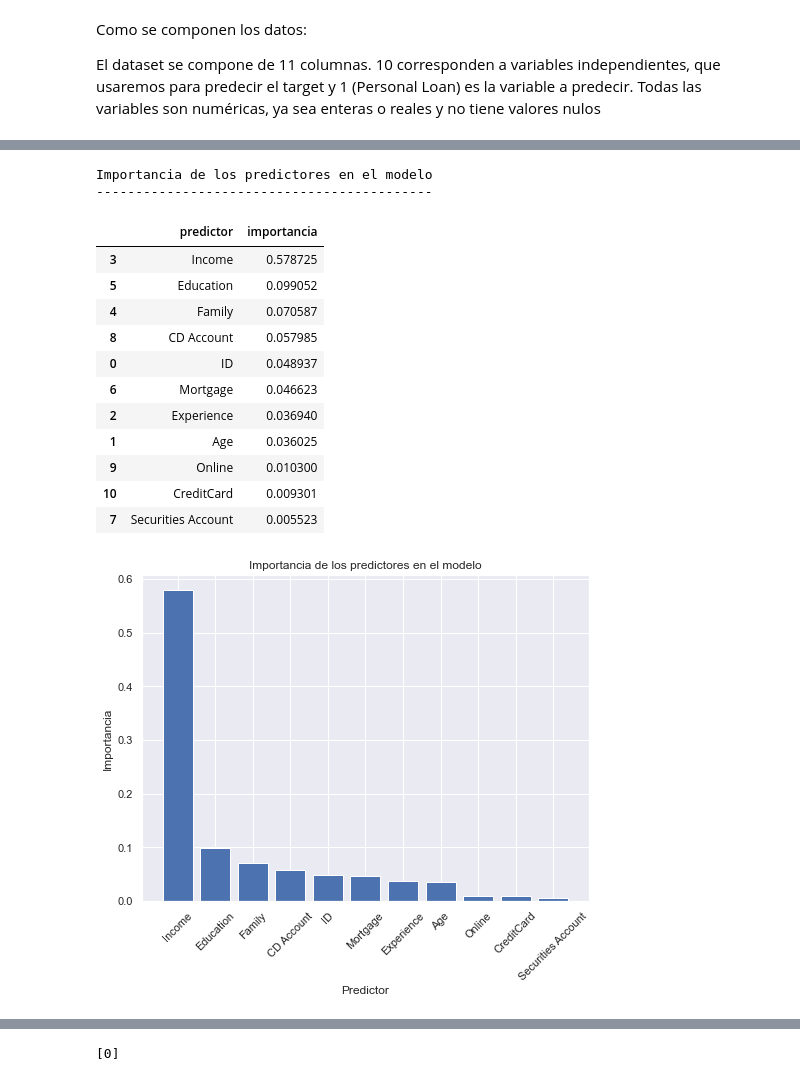
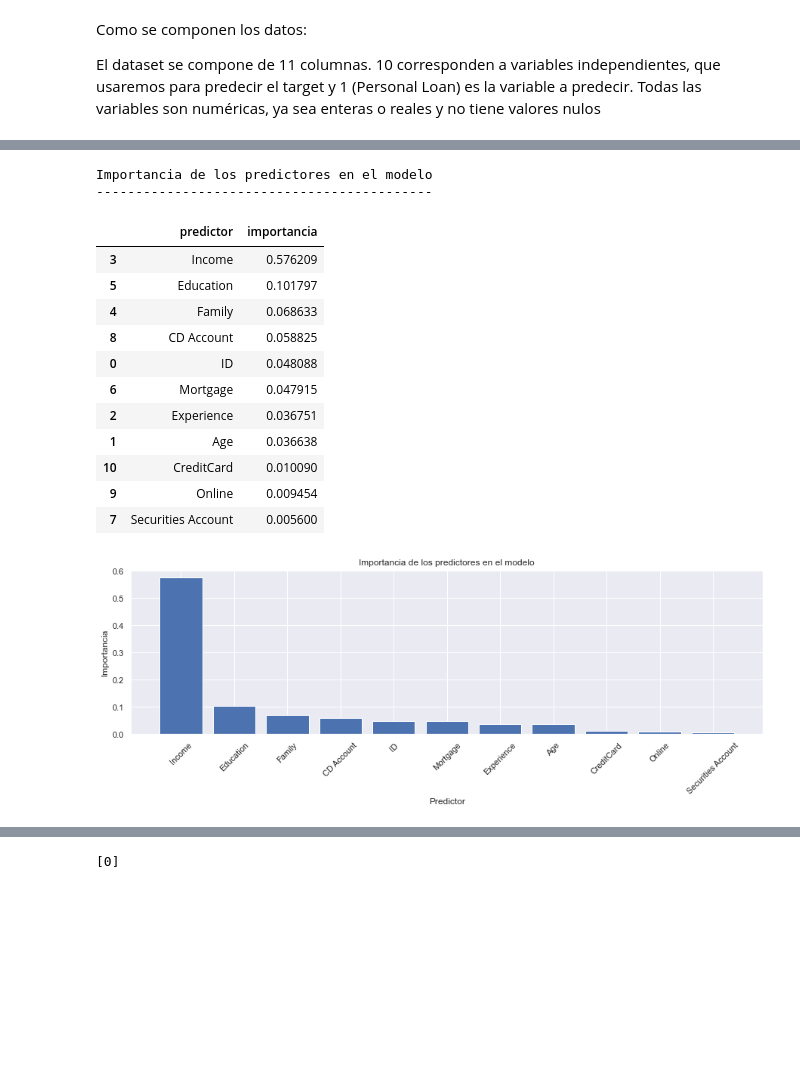
Before and after one commit to NestorDiazDataSC/Analisis_de_Datos, a Jupyter notebook: Bank_Personal_Loan/Bank_Personal_Loan.ipynb, the cells around one changed output, grey strips where cells are left out. Drawn from its saved outputs; the diff is of its cells as text; code cells hidden in the pictures; blank space fills up the shorter version.

```diff
--- a/Bank_Personal_Loan/Bank_Personal_Loan.ipynb
+++ b/Bank_Personal_Loan/Bank_Personal_Loan.ipynb
@@ -337,6 +340,7 @@ importancia_predictores = pd.DataFrame(
                             {'predictor': X_train.columns,
                              'importancia': classifier.feature_importances_}
                             )
+print()
 print("Importancia de los predictores en el modelo")
 print("-------------------------------------------")
 importancia_predictores.sort_values('importancia', ascending=False)
@@ -344,39 +348,39 @@ importancia_predictores.sort_values('importancia', ascending=False)
 Importancia de los predictores en el modelo
 -------------------------------------------
 |  | predictor | importancia |
-| 3 | Income | 0.578725 |
-| 5 | Education | 0.099052 |
-| 4 | Family | 0.070587 |
-| 8 | CD Account | 0.057985 |
-| 0 | ID | 0.048937 |
-| 6 | Mortgage | 0.046623 |
-| 2 | Experience | 0.036940 |
-| 1 | Age | 0.036025 |
-| 9 | Online | 0.010300 |
-| 10 | CreditCard | 0.009301 |
-| 7 | Securities Account | 0.005523 |
+| 3 | Income | 0.576209 |
+| 5 | Education | 0.101797 |
+| 4 | Family | 0.068633 |
+| 8 | CD Account | 0.058825 |
+| 0 | ID | 0.048088 |
+| 6 | Mortgage | 0.047915 |
+| 2 | Experience | 0.036751 |
+| 1 | Age | 0.036638 |
+| 10 | CreditCard | 0.010090 |
+| 9 | Online | 0.009454 |
+| 7 | Securities Account | 0.005600 |
 # %%
 # Crear una figura y un eje
-fig, ax = plt.subplots(figsize=(8, 6))
+fig, ax = plt.subplots(figsize=(15, 4))
 
 # Ordenar los predictores por importancia descendente
 importancia_predictores = importancia_predictores.sort_values('importancia', ascending=False)
 
 # Graficar la importancia de los predictores
 ax.bar(importancia_predictores['predictor'], importancia_predictores['importancia'])
 
 # Personalizar la apariencia del gráfico
 ax.set_xlabel('Predictor')
 ax.set_ylabel('Importancia')
 ax.set_title('Importancia de los predictores en el modelo')
 
 # Rotar las etiquetas del eje x para mayor legibilidad
 plt.xticks(rotation=45)
 
 # Mostrar el gráfico
 plt.show()
 # %% [output]
-[figure, old version]
+[figure, new version]
 # %%
 # Datos simulados
 # ==============================================================================
```
Also changed, not shown: parts of 22 cells of this notebook.
